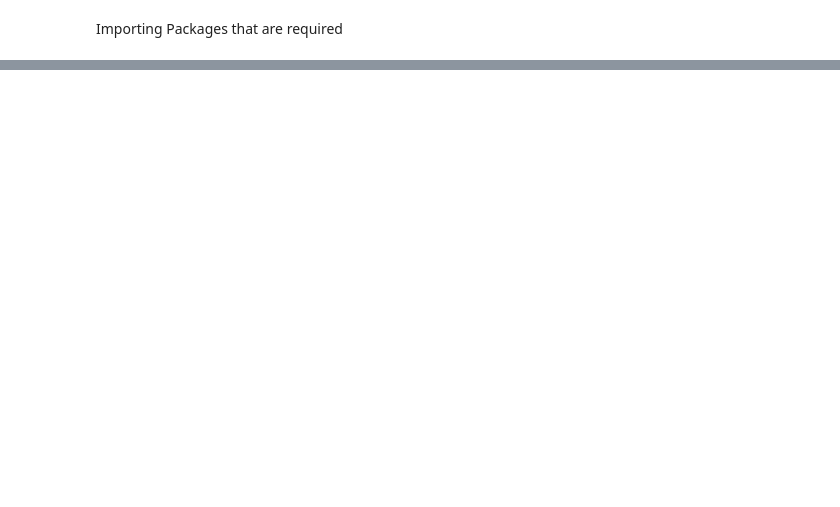
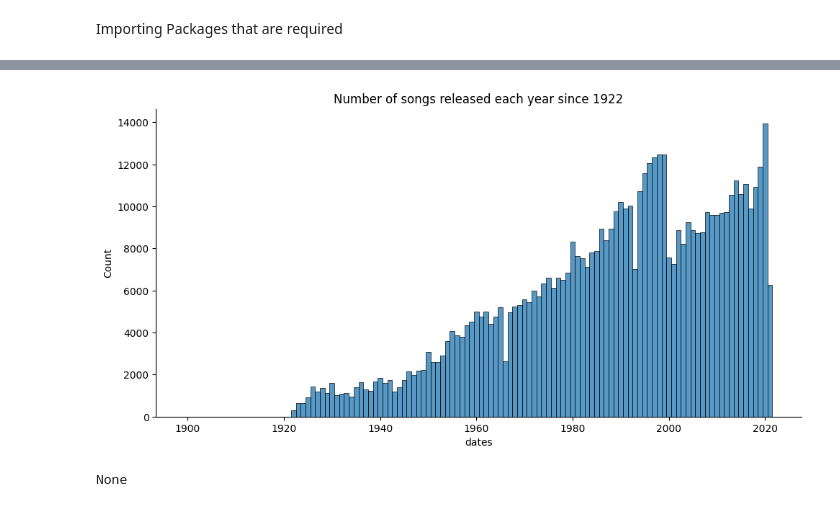
Before and after one commit to jathinlohi/Spotify-Analysis, a Jupyter notebook: DataVisualization.ipynb, the cells around one changed output, grey strips where cells are left out. Drawn from its saved outputs; the diff is of its cells as text; code cells hidden in the pictures; blank space fills up the shorter version.

```diff
--- a/DataVisualization.ipynb
+++ b/DataVisualization.ipynb
@@ -49,3 +11,4 @@ Loading the Dataset
 # %%
-dataset= pd.read_csv(r"C:\Users\Jathin S Lohi\OneDrive\Desktop\Spotify Project\tracks.csv")
+# Loading the Dataset
+dataset= pd.read_csv(r"C:\Users\Jathin S Lohi\OneDrive\Desktop\datasets\Spotify Analysis\tracks.csv")
 # print(dataset.head())
@@ -51,0 +201,12 @@ dataset= pd.read_csv(r"C:\Users\Jathin S Lohi\OneDrive\Desktop\Spotify Project\t
+# %%
+# Extracting years from release date
+dataset['dates']=dataset.index.get_level_values('release_date')
+dataset.dates=pd.to_datetime(dataset.dates)
+years=dataset.dates.dt.year
+# %%
+# Histogram representing year vs no. of releases
+sns.displot(years,discrete=True, aspect=2, height=5, kind="hist").set(title="Number of songs released each year since 1922")
+print(plt.show())
+# %% [output]
+[figure, added]
+None
```
Also changed, not shown: parts of 21 cells of this notebook.
